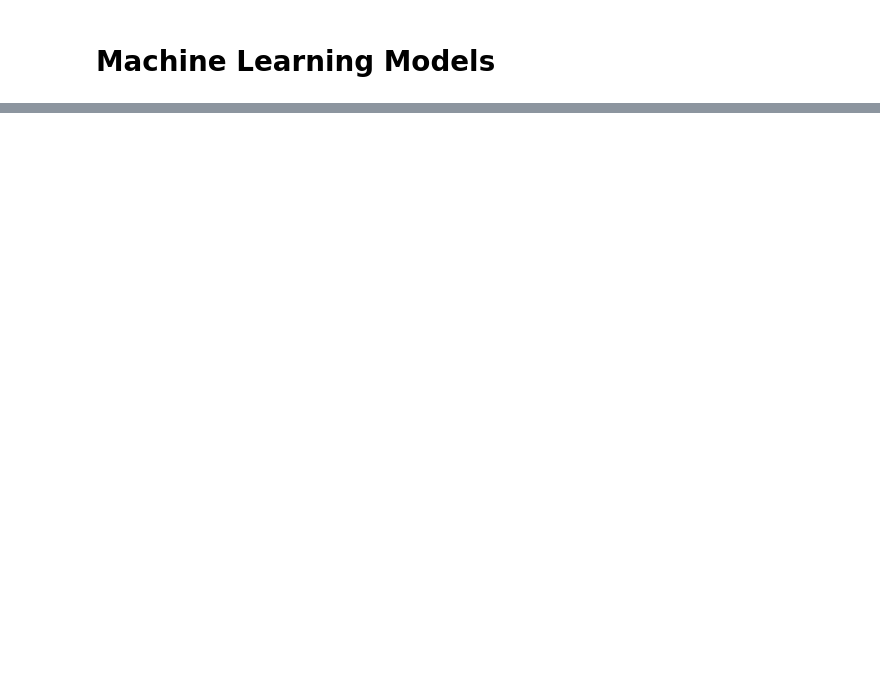
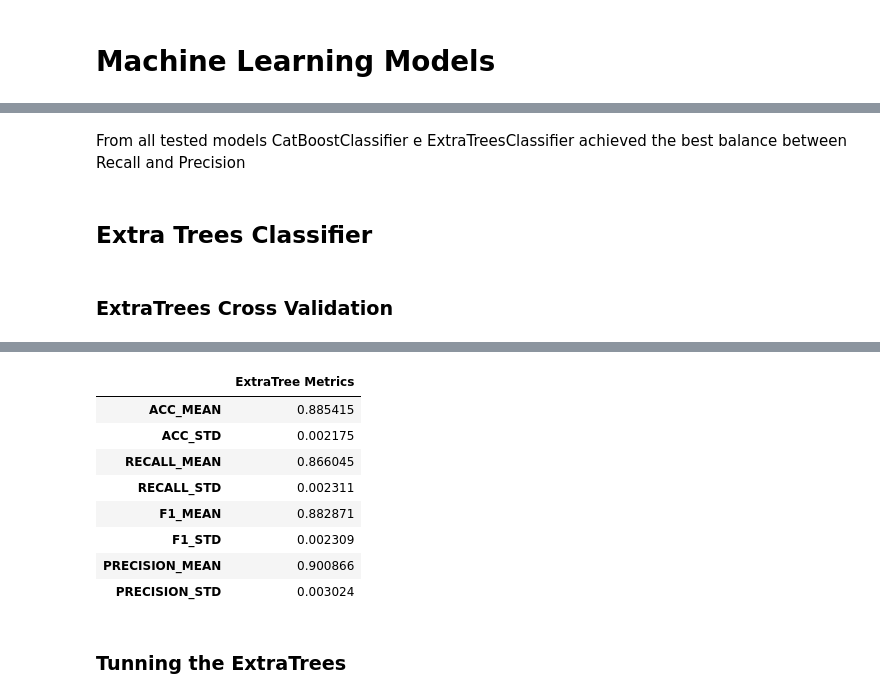
Before and after one commit to bruno154/health_insurence_cross_sell_project, a Jupyter notebook: pa004_health_insurance_cross_sell.ipynb, the cells around one changed output, grey strips where cells are left out. Cells and saved outputs as stored; diff of their text form; code cells hidden in the pictures; blank space fills up the shorter version.

```diff
--- a/pa004_health_insurance_cross_sell.ipynb
+++ b/pa004_health_insurance_cross_sell.ipynb
@@ -1288,0 +1347,69 @@ evaluate_model()
+# %% [markdown]
+From all tested models CatBoostClassifier e ExtraTreesClassifier achieved the best balance between Recall and Precision
+# %% [markdown]
+## Extra Trees Classifier
+# %% [markdown]
+### ExtraTrees Cross Validation
+# %%
+%%time
+# Data
+X= data_train.drop('target', axis=1)
+y= data_train['target']
+
+# Evaluation with cross validation function
+def cross_val_ExtraTree(X, y):
+
+    model = ExtraTreesClassifier()
+
+    # Dicionário de metricas
+    resultados = {'ACC_MEAN': [],
+                  'ACC_STD': [],
+                  'RECALL_MEAN': [],
+                  'RECALL_STD': [],
+                  'F1_MEAN': [],
+                  'F1_STD': [],
+                  'PRECISION_MEAN': [],
+                  'PRECISION_STD': []}
+
+    # Accuracy
+    Acc_mean = np.mean(cross_val_score(model, X, y, cv=10, scoring='accuracy', n_jobs=-1))
+    Acc_std = np.std(cross_val_score(model, X, y, cv=10, scoring='accuracy', n_jobs=-1))
+
+    # Recall
+    Recall_mean = np.mean(cross_val_score(model, X, y, cv=10, scoring='recall', n_jobs=-1))
+    Recall_std = np.std(cross_val_score(model, X, y, cv=10, scoring='recall', n_jobs=-1))
+
+    # F1-Score
+    F1_mean = np.mean(cross_val_score(model, X, y, cv=10, scoring='f1', n_jobs=-1))
+    F1_std = np.std(cross_val_score(model, X, y, cv=10, scoring='f1', n_jobs=-1))
+
+    # Precision
+    precision_mean = np.mean(cross_val_score(model, X, y, cv=10, scoring='precision', n_jobs=-1))
+    precision_std = np.std(cross_val_score(model, X, y, cv=10, scoring='precision', n_jobs=-1))
+
+    # Accuracy results
+    resultados['ACC_MEAN'].append(Acc_mean)
+    resultados['ACC_STD'].append(Acc_std)
+
+    # Recall results
+    resultados['RECALL_MEAN'].append(Recall_mean)
+    resultados['RECALL_STD'].append(Recall_std)
+
+    # F1 results
+    resultados['F1_MEAN'].append(F1_mean)
+    resultados['F1_STD'].append(F1_std)
+
+    # Precision results
+    resultados['PRECISION_MEAN'].append(precision_mean)
+    resultados['PRECISION_STD'].append(precision_std)
+
+    # Painel
+    painel_df = pd.DataFrame(resultados).T
+    painel_df.rename(columns={0:"ExtraTree Metrics"}, inplace=True)
+
+    return painel_df, model
+
+
+painel, ExtraTreeModel = cross_val_ExtraTree(X=X, y=y)
+painel
+# %% [output]
@@ -1288,0 +1418,11 @@ evaluate_model()
+|  | ExtraTree Metrics |
+| ACC_MEAN | 0.885415 |
+| ACC_STD | 0.002175 |
+| RECALL_MEAN | 0.866045 |
+| RECALL_STD | 0.002311 |
+| F1_MEAN | 0.882871 |
+| F1_STD | 0.002309 |
+| PRECISION_MEAN | 0.900866 |
+| PRECISION_STD | 0.003024 |
+# %% [markdown]
+### Tunning the ExtraTrees
```
Also changed, not shown: parts of 21 cells of this notebook, 15 other files.
